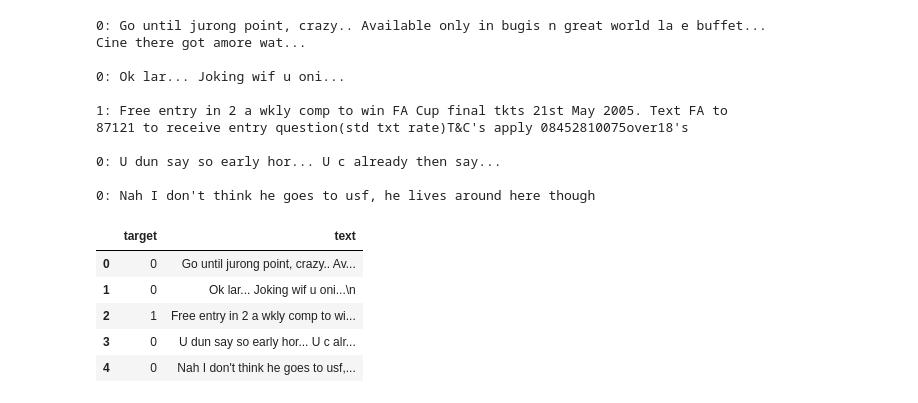
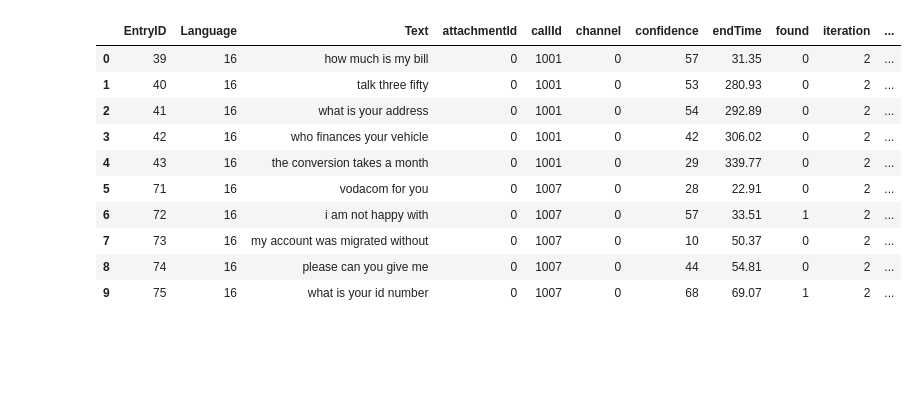
Before and after one commit to ecosystemai/ecosystem-algorithms, a Jupyter notebook: nlp/nlp.ipynb, the cells around one changed output. Cells and saved outputs as stored; diff of their text form; code cells hidden in the pictures; blank space fills up the shorter version.

```diff
--- a/nlp/nlp.ipynb
+++ b/nlp/nlp.ipynb
@@ -158,39 +20,0 @@ def build(features, target, target_name, conf):
-# %%
-# Format Data
-f = open("data/smsspamcollection/SMSSpamCollection", "r")
-targets = []
-texts = []
-for line in f:
-    columns = line.split("\t", 1)
-    texts.append(columns[1])
-    if columns[0] == "ham":
-        targets.append(0)
-    elif columns[0] == "spam":
-        targets.append(1)
-    else:
-        print("Error")
-        break
-# for i in range(5):
-#     print("{}: {}".format(targets[i], texts[i]))
-# %% [output]
-0: Go until jurong point, crazy.. Available only in bugis n great world la e buffet... Cine there got amore wat...
-
-0: Ok lar... Joking wif u oni...
-
-1: Free entry in 2 a wkly comp to win FA Cup final tkts 21st May 2005. Text FA to 87121 to receive entry question(std txt rate)T&C's apply 08452810075over18's
-
-0: U dun say so early hor... U c already then say...
-
-0: Nah I don't think he goes to usf, he lives around here though
-# %%
-df = pd.DataFrame()
-df["target"] = targets
-df["text"] = texts
-df.head(5)
-# %% [output]
-|  | target | text |
-| 0 | 0 | Go until jurong point, crazy.. Av... |
-| 1 | 0 | Ok lar... Joking wif u oni...\n |
-| 2 | 1 | Free entry in 2 a wkly comp to wi... |
-| 3 | 0 | U dun say so early hor... U c alr... |
-| 4 | 0 | Nah I don't think he goes to usf,... |
@@ -196,0 +23,14 @@ df.head(5)
+# %%
+df_events.head(10)
+# %% [output]
+|  | EntryID | Language | Text | attachmentId | callId | channel | confidence | endTime | found | iteration | ... |
+| 0 | 39 | 16 | how much is my bill | 0 | 1001 | 0 | 57 | 31.35 | 0 | 2 | ... |
+| 1 | 40 | 16 | talk three fifty | 0 | 1001 | 0 | 53 | 280.93 | 0 | 2 | ... |
+| 2 | 41 | 16 | what is your address | 0 | 1001 | 0 | 54 | 292.89 | 0 | 2 | ... |
+| 3 | 42 | 16 | who finances your vehicle | 0 | 1001 | 0 | 42 | 306.02 | 0 | 2 | ... |
+| 4 | 43 | 16 | the conversion takes a month | 0 | 1001 | 0 | 29 | 339.77 | 0 | 2 | ... |
+| 5 | 71 | 16 | vodacom for you | 0 | 1007 | 0 | 28 | 22.91 | 0 | 2 | ... |
+| 6 | 72 | 16 | i am not happy with | 0 | 1007 | 0 | 57 | 33.51 | 1 | 2 | ... |
+| 7 | 73 | 16 | my account was migrated without | 0 | 1007 | 0 | 10 | 50.37 | 0 | 2 | ... |
+| 8 | 74 | 16 | please can you give me | 0 | 1007 | 0 | 44 | 54.81 | 0 | 2 | ... |
+| 9 | 75 | 16 | what is your id number | 0 | 1007 | 0 | 68 | 69.07 | 1 | 2 | ... |
```
Also changed, not shown: parts of 23 cells of this notebook, 1 other file.
